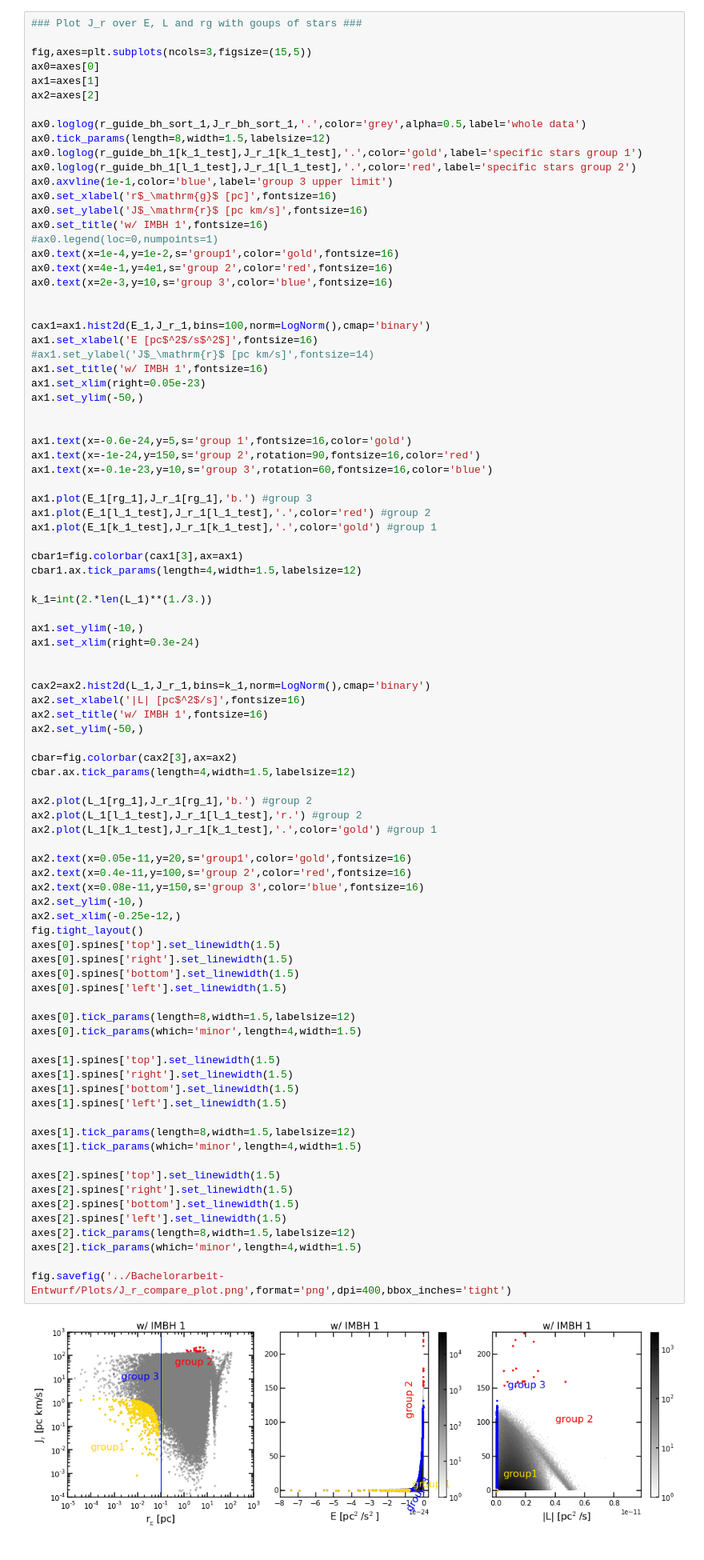
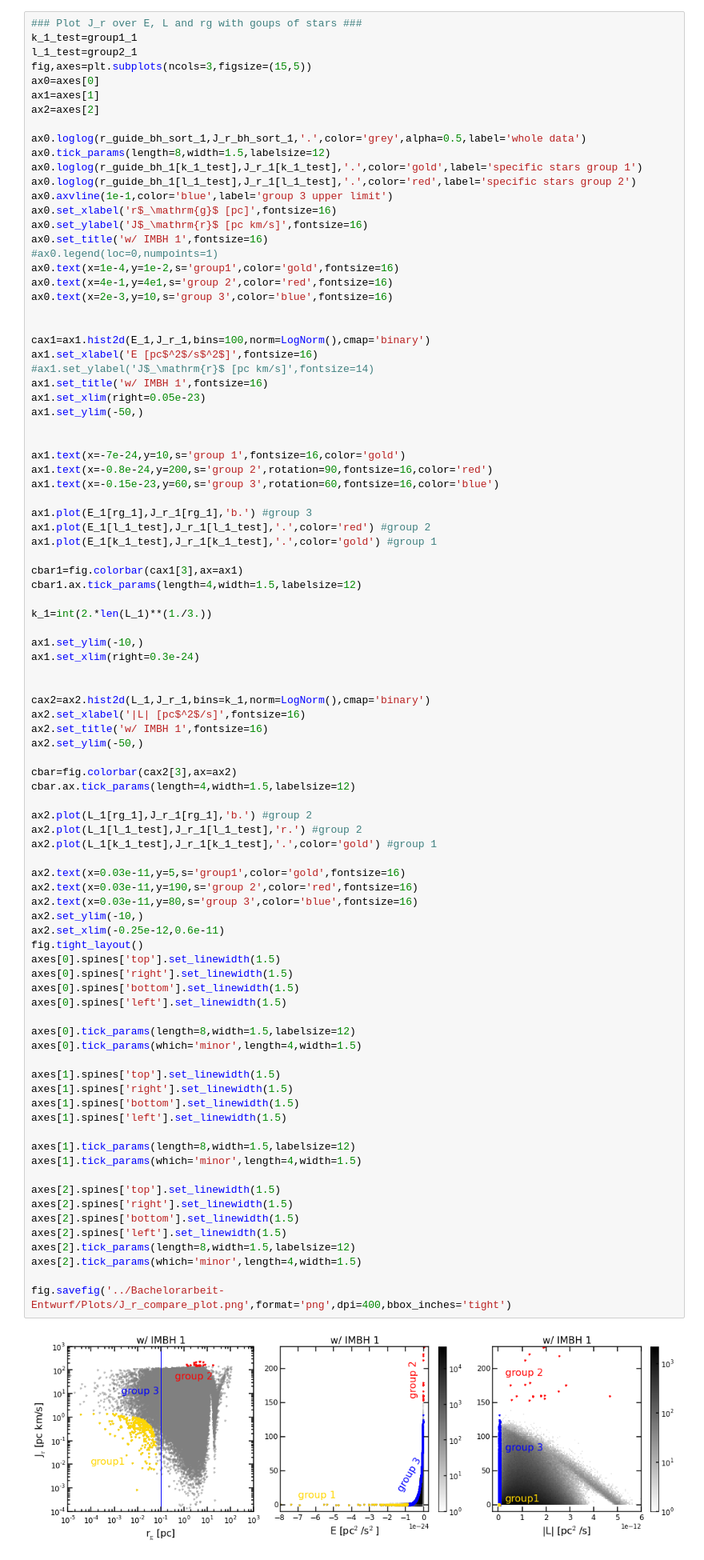
Before and after one commit to sophialilleengen/GC_actions, a Jupyter notebook: action_plots.ipynb, the cells around one changed output. Shown: that part at 80% size. Saved outputs shown, nothing was run; the diff lists cells and outputs as text.

```diff
--- a/action_plots.ipynb
+++ b/action_plots.ipynb
@@ -1365,7 +1365,8 @@ print(np.sum(bin_bool_wo_2),len(x_wo_2),np.sum(bin_bool_wo_2)/len(x_wo_2))
 60796 1851556 0.0328350857333
 # %%
 ### Plot J_r over E, L and rg with goups of stars ###
-
+k_1_test=group1_1
+l_1_test=group2_1
 fig,axes=plt.subplots(ncols=3,figsize=(15,5))
 ax0=axes[0]
 ax1=axes[1]
@@ -1393,9 +1394,9 @@ ax1.set_xlim(right=0.05e-23)
 ax1.set_ylim(-50,)
 
 
-ax1.text(x=-0.6e-24,y=5,s='group 1',fontsize=16,color='gold')
-ax1.text(x=-1e-24,y=150,s='group 2',rotation=90,fontsize=16,color='red')
-ax1.text(x=-0.1e-23,y=10,s='group 3',rotation=60,fontsize=16,color='blue')
+ax1.text(x=-7e-24,y=10,s='group 1',fontsize=16,color='gold')
+ax1.text(x=-0.8e-24,y=200,s='group 2',rotation=90,fontsize=16,color='red')
+ax1.text(x=-0.15e-23,y=60,s='group 3',rotation=60,fontsize=16,color='blue')
 
 ax1.plot(E_1[rg_1],J_r_1[rg_1],'b.') #group 3
 ax1.plot(E_1[l_1_test],J_r_1[l_1_test],'.',color='red') #group 2
@@ -1422,35 +1423,35 @@ ax2.plot(L_1[rg_1],J_r_1[rg_1],'b.') #group 2
 ax2.plot(L_1[l_1_test],J_r_1[l_1_test],'r.') #group 2
 ax2.plot(L_1[k_1_test],J_r_1[k_1_test],'.',color='gold') #group 1
 
-ax2.text(x=0.05e-11,y=20,s='group1',color='gold',fontsize=16)
-ax2.text(x=0.4e-11,y=100,s='group 2',color='red',fontsize=16)
-ax2.text(x=0.08e-11,y=150,s='group 3',color='blue',fontsize=16)
+ax2.text(x=0.03e-11,y=5,s='group1',color='gold',fontsize=16)
+ax2.text(x=0.03e-11,y=190,s='group 2',color='red',fontsize=16)
+ax2.text(x=0.03e-11,y=80,s='group 3',color='blue',fontsize=16)
 ax2.set_ylim(-10,)
-ax2.set_xlim(-0.25e-12,)
+ax2.set_xlim(-0.25e-12,0.6e-11)
 fig.tight_layout()
 axes[0].spines['top'].set_linewidth(1.5)
 axes[0].spines['right'].set_linewidth(1.5)
 axes[0].spines['bottom'].set_linewidth(1.5)
 axes[0].spines['left'].set_linewidth(1.5)
 
 axes[0].tick_params(length=8,width=1.5,labelsize=12)
 axes[0].tick_params(which='minor',length=4,width=1.5)
 
 axes[1].spines['top'].set_linewidth(1.5)
 axes[1].spines['right'].set_linewidth(1.5)
 axes[1].spines['bottom'].set_linewidth(1.5)
 axes[1].spines['left'].set_linewidth(1.5)
 
 axes[1].tick_params(length=8,width=1.5,labelsize=12)
 axes[1].tick_params(which='minor',length=4,width=1.5)
 
 axes[2].spines['top'].set_linewidth(1.5)
 axes[2].spines['right'].set_linewidth(1.5)
 axes[2].spines['bottom'].set_linewidth(1.5)
 axes[2].spines['left'].set_linewidth(1.5)
 axes[2].tick_params(length=8,width=1.5,labelsize=12)
 axes[2].tick_params(which='minor',length=4,width=1.5)
 
 fig.savefig('../Bachelorarbeit-Entwurf/Plots/J_r_compare_plot.png',format='png',dpi=400,bbox_inches='tight')
 # %% [output]
-[figure, old version]
+[figure, new version]
```
Also changed, not shown: 7 other files.
